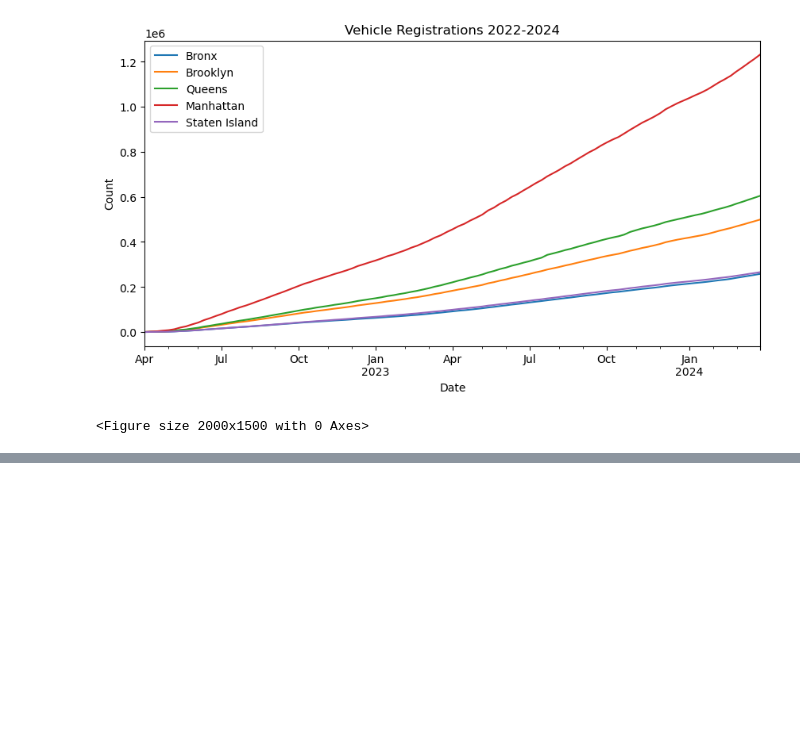
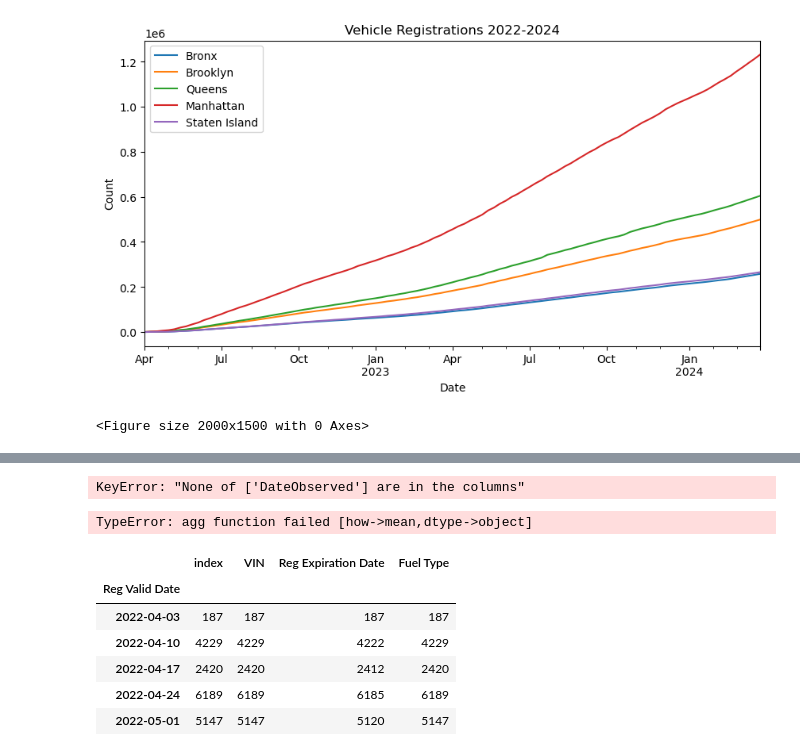
Before and after one commit to heidthecamp/CU-VIRT-AI-PT-03-2024-U-LOLC-PROJECT-1, a Jupyter notebook: displaying_data.ipynb, the cells around one changed output, grey strips where cells are left out. Cells and saved outputs as stored; diff of their text form; code cells hidden in the pictures; blank space fills up the shorter version.

```diff
--- a/displaying_data.ipynb
+++ b/displaying_data.ipynb
@@ -276,0 +198,6 @@ nyc_gas.head()
+# %%
+nyc_gas = nyc_gas.set_index('Reg Valid Date')
+nyc_electric = nyc_electric.set_index('Reg Valid Date')
+aq_df = aq_df.set_index('DateObserved')
+# %% [output]
+KeyError: "None of ['DateObserved'] are in the columns"
@@ -276,0 +206,43 @@ nyc_gas.head()
+# %%
+nyc_cars = pd.concat([bronx_cars, brooklyn_cars, queens_cars, manhattan_cars, staten_island_cars])
+nyc_gas = nyc_cars[nyc_cars['Fuel Type'] == 'GAS']
+nyc_gas = nyc_gas.reset_index()
+nyc_gas = nyc_gas.set_index('Reg Valid Date')
+nyc_gas = nyc_gas.resample('W').count()
+nyc_electric = nyc_cars[nyc_cars['Fuel Type'] == 'ELECTRIC']
+nyc_electric = ncy_electric.reset_index()
+nyc_electric = nyc_electric.set_index('Reg Valid Date')
+nyc_electric = nyc_electric.resample('W').count()
+
+nyc_aq = aq_df[aq_df['ReportingArea'] == 'New York City Region']
+nyc_aq = nyc_aq.reset_index()
+nyc_aq['DateObserved'] = pd.to_datetime(nyc_aq['DateObserved'])
+nyc_aq = nyc_aq.set_index('DateObserved')
+nyc_aq = nyc_aq.resample('M').mean()
+
+# plot electric vs gas vehicles over time along air quality overtime
+fig, ax = plt.subplots(figsize=(10, 5))
+
+# aq_df['AQI'].plot(ax=ax, label='PM2.5', secondary_y=True)
+nyc_gas['Fuel Type'].cumsum().plot(ax=ax, label='Gas Vehicles')
+nyc_electric['Fuel Type'].cumsum().plot(ax=ax, label='Electric Vehicles')
+
+
+plt.legend()
+plt.xlabel('Date')
+plt.ylabel('Count')
+plt.title('Vehicle Registrations 2022-2024')
+plt.figure(figsize=(20, 15))
+plt.show()
+# %% [output]
+TypeError: agg function failed [how->mean,dtype->object]
+# %%
+nyc_gas.head()
+# %% [output]
+|  | index | VIN | Reg Expiration Date | Fuel Type |
+| Reg Valid Date |  |  |  |  |
+| 2022-04-03 | 187 | 187 | 187 | 187 |
+| 2022-04-10 | 4229 | 4229 | 4222 | 4229 |
+| 2022-04-17 | 2420 | 2420 | 2412 | 2420 |
+| 2022-04-24 | 6189 | 6189 | 6185 | 6189 |
+| 2022-05-01 | 5147 | 5147 | 5120 | 5147 |
```
Also changed, not shown: parts of 6 cells of this notebook, 2 other files.
